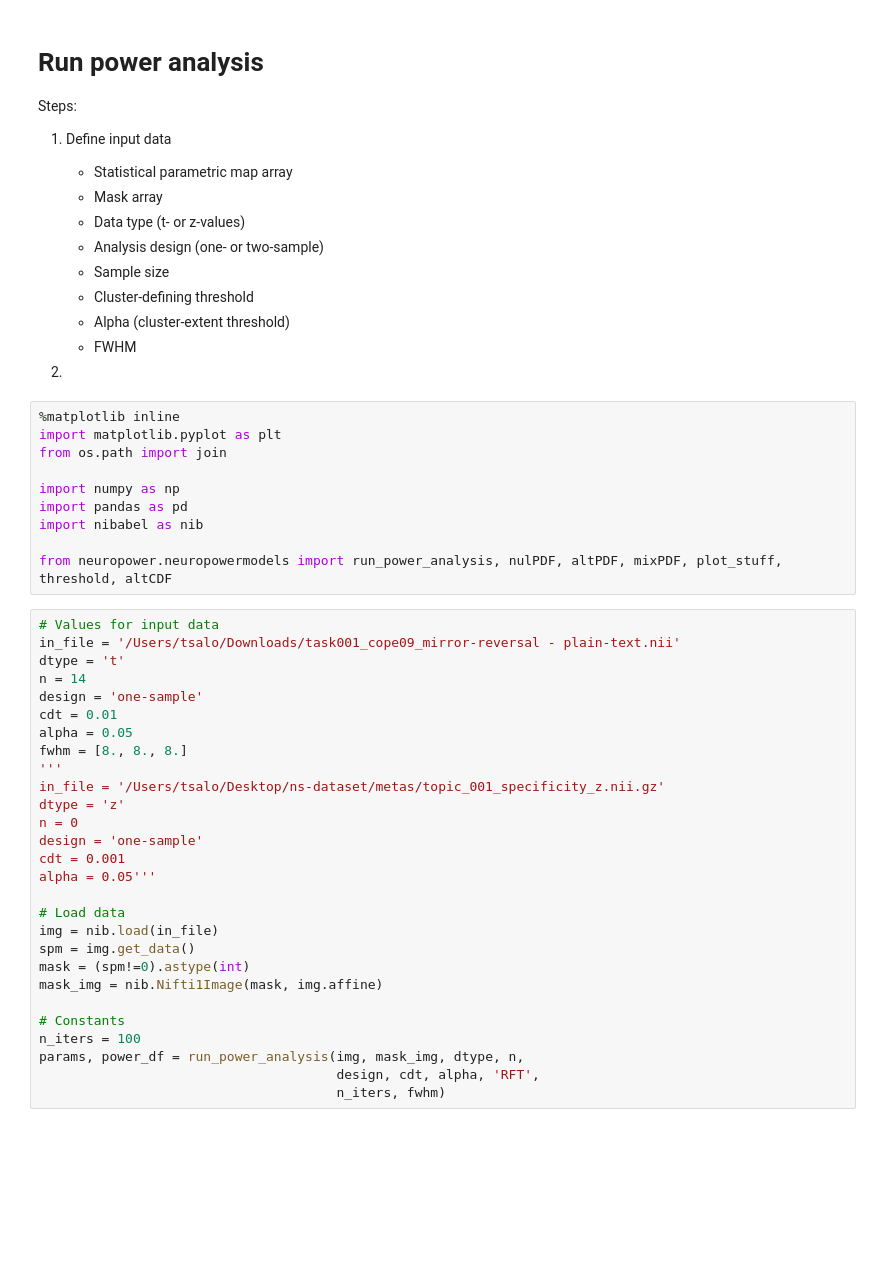
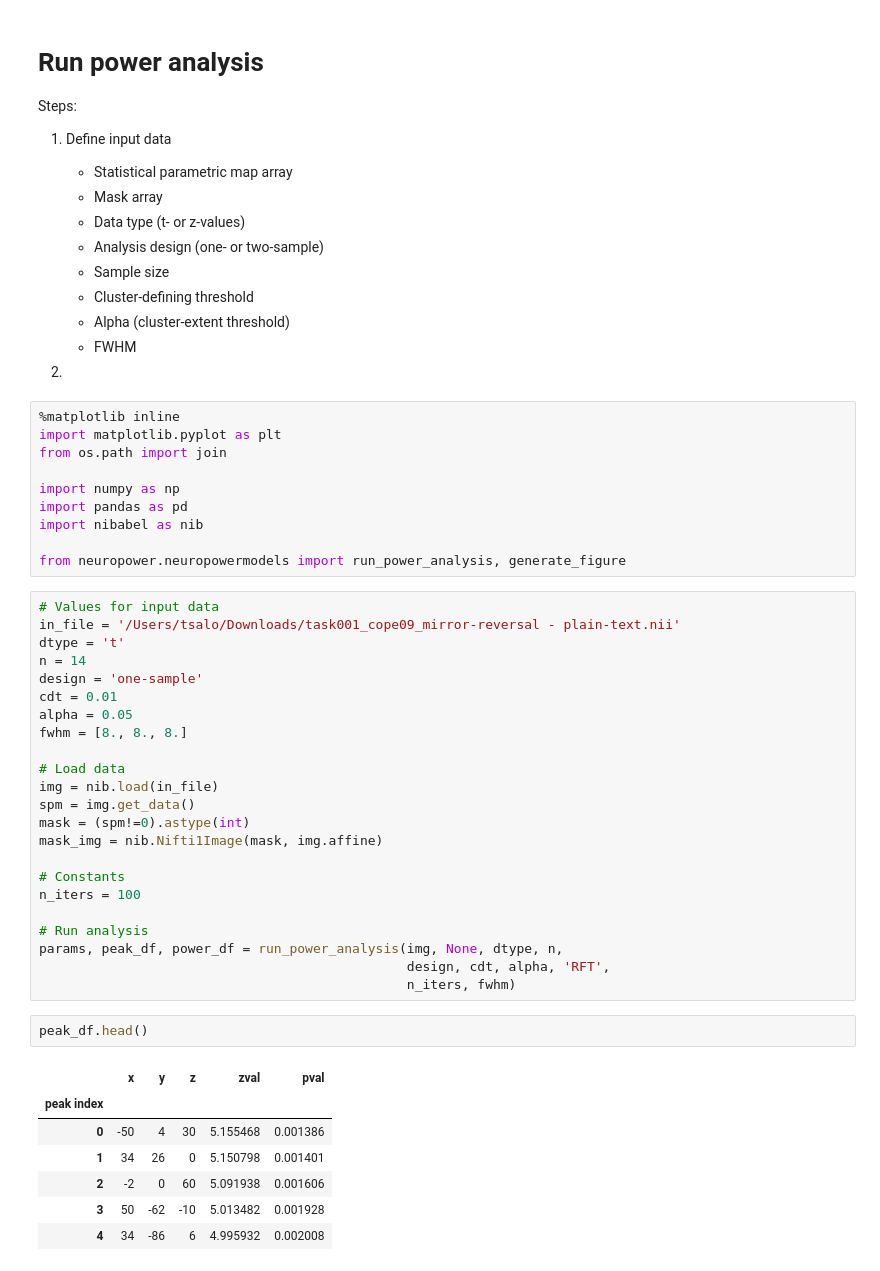
Before and after one commit to neuropower/neuropower-core, a Jupyter notebook: example_script.ipynb, the cells around one changed output. Saved outputs shown, nothing was run; the diff lists cells and outputs as text; blank space fills up the shorter version.

```diff
--- a/example_script.ipynb
+++ b/example_script.ipynb
@@ -21,7 +21,7 @@ import numpy as np
 import pandas as pd
 import nibabel as nib
 
-from neuropower.neuropowermodels import run_power_analysis, nulPDF, altPDF, mixPDF, plot_stuff, threshold, altCDF
+from neuropower.neuropowermodels import run_power_analysis, generate_figure
 # %%
 # Values for input data
 in_file = '/Users/tsalo/Downloads/task001_cope09_mirror-reversal - plain-text.nii'
@@ -31,13 +31,6 @@ design = 'one-sample'
 cdt = 0.01
 alpha = 0.05
 fwhm = [8., 8., 8.]
-'''
-in_file = '/Users/tsalo/Desktop/ns-dataset/metas/topic_001_specificity_z.nii.gz'
-dtype = 'z'
-n = 0
-design = 'one-sample'
-cdt = 0.001
-alpha = 0.05'''
 
 # Load data
 img = nib.load(in_file)
@@ -47,6 +40,18 @@ mask_img = nib.Nifti1Image(mask, img.affine)
 
 # Constants
 n_iters = 100
-params, power_df = run_power_analysis(img, mask_img, dtype, n,
-                                      design, cdt, alpha, 'RFT',
-                                      n_iters, fwhm)
+
+# Run analysis
+params, peak_df, power_df = run_power_analysis(img, None, dtype, n,
+                                               design, cdt, alpha, 'RFT',
+                                               n_iters, fwhm)
+# %%
+peak_df.head()
+# %% [output]
+|  | x | y | z | zval | pval |
+| peak index |  |  |  |  |  |
+| 0 | -50 | 4 | 30 | 5.155468 | 0.001386 |
+| 1 | 34 | 26 | 0 | 5.150798 | 0.001401 |
+| 2 | -2 | 0 | 60 | 5.091938 | 0.001606 |
+| 3 | 50 | -62 | -10 | 5.013482 | 0.001928 |
+| 4 | 34 | -86 | 6 | 4.995932 | 0.002008 |
```
Also changed, not shown: parts of 4 cells of this notebook, 2 other files.
